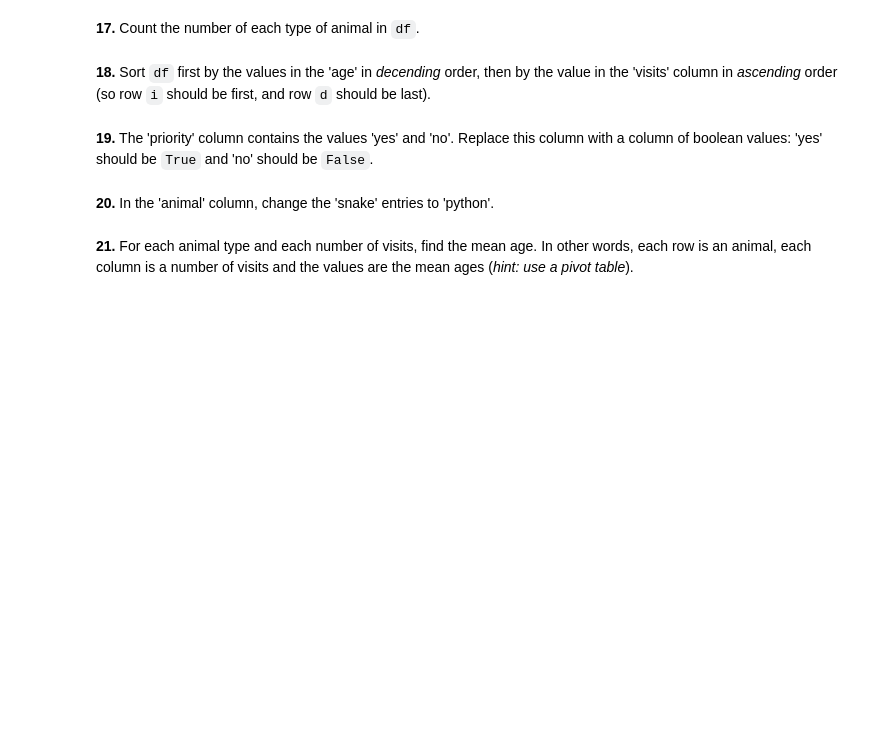
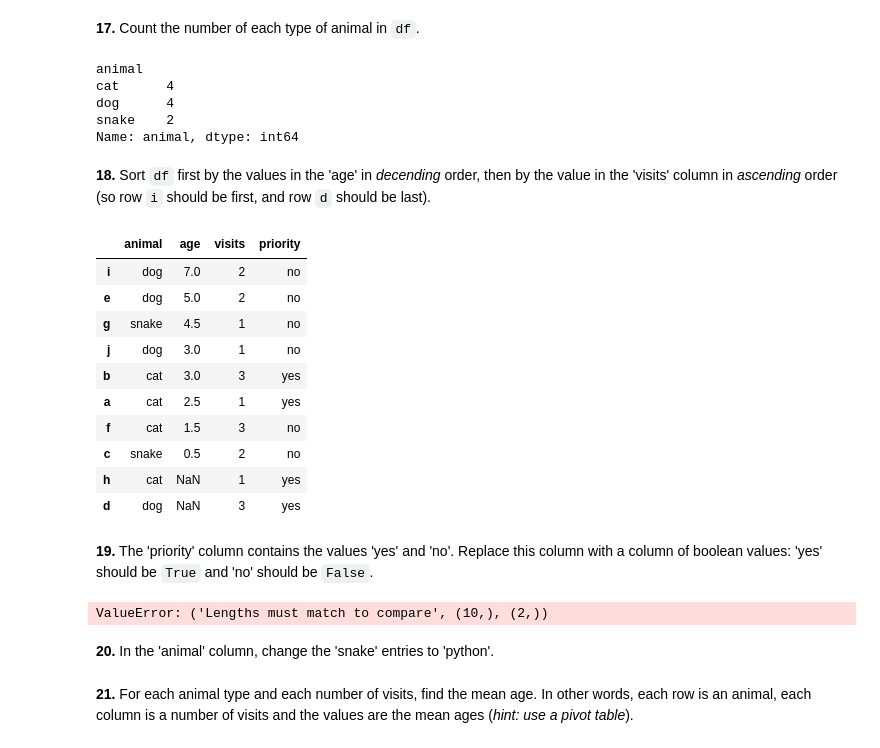
Before and after one commit to OuiamT/Pandas, a Jupyter notebook: 100-pandas-puzzles.ipynb, the cells around one changed output. Cells and saved outputs as stored; diff of their text form; code cells hidden in the pictures; blank space fills up the shorter version.

```diff
--- a/100-pandas-puzzles.ipynb
+++ b/100-pandas-puzzles.ipynb
@@ -173,4 +193,6 @@ df.loc[df["visits"] >= 3]
 # %% [markdown]
 **13.** Change the age in row 'f' to 1.5.
+# %%
+df.loc["f", "age"] = 1.5
 # %% [markdown]
 **14.** Calculate the sum of all visits in `df` (i.e. find the total number of visits).
@@ -179,2 +214,12 @@ df.loc[df["visits"] >= 3]
 # %% [markdown]
 **16.** Append a new row 'k' to `df` with your choice of values for each column. Then delete that row to return the original DataFrame.
+# %%
+my_animal = {"animal": ["cat"],
+             "age": [np.nan],
+             "visits": [2],
+               "priority": ["yes"],
+               "dangerous": ["no"]}
+df = pd.concat([df, pd.DataFrame(data=my_animal, index=["k"])], join="inner")
+print(df)
+df.drop("k", inplace=True)
+print(f"After delete the new row:\n{df}")
@@ -181,9 +244,35 @@ df.loc[df["visits"] >= 3]
 # %% [markdown]
 **17.** Count the number of each type of animal in `df`.
+# %%
+df.groupby(["animal"])["animal"].count()
+# %% [output]
+animal
+cat      4
+dog      4
+snake    2
+Name: animal, dtype: int64
 # %% [markdown]
 **18.** Sort `df` first by the values in the 'age' in *decending* order, then by the value in the 'visits' column in *ascending* order (so row `i` should be first, and row `d` should be last).
+# %%
+df.sort_values(["age", "visits"], ascending=[False, True])
+# %% [output]
+|  | animal | age | visits | priority |
+| i | dog | 7.0 | 2 | no |
+| e | dog | 5.0 | 2 | no |
+| g | snake | 4.5 | 1 | no |
+| j | dog | 3.0 | 1 | no |
+| b | cat | 3.0 | 3 | yes |
+| a | cat | 2.5 | 1 | yes |
+| f | cat | 1.5 | 3 | no |
+| c | snake | 0.5 | 2 | no |
+| h | cat | NaN | 1 | yes |
+| d | dog | NaN | 3 | yes |
 # %% [markdown]
 **19.** The 'priority' column contains the values 'yes' and 'no'. Replace this column with a column of boolean values: 'yes' should be `True` and 'no' should be `False`.
+# %%
+df.loc[df["priority"]==["yes", "no"], "priority"] = [True, False]
+# %% [output]
+ValueError: ('Lengths must match to compare', (10,), (2,))
 # %% [markdown]
 **20.** In the 'animal' column, change the 'snake' entries to 'python'.
 # %% [markdown]
```
Also changed, not shown: parts of 7 cells of this notebook.
